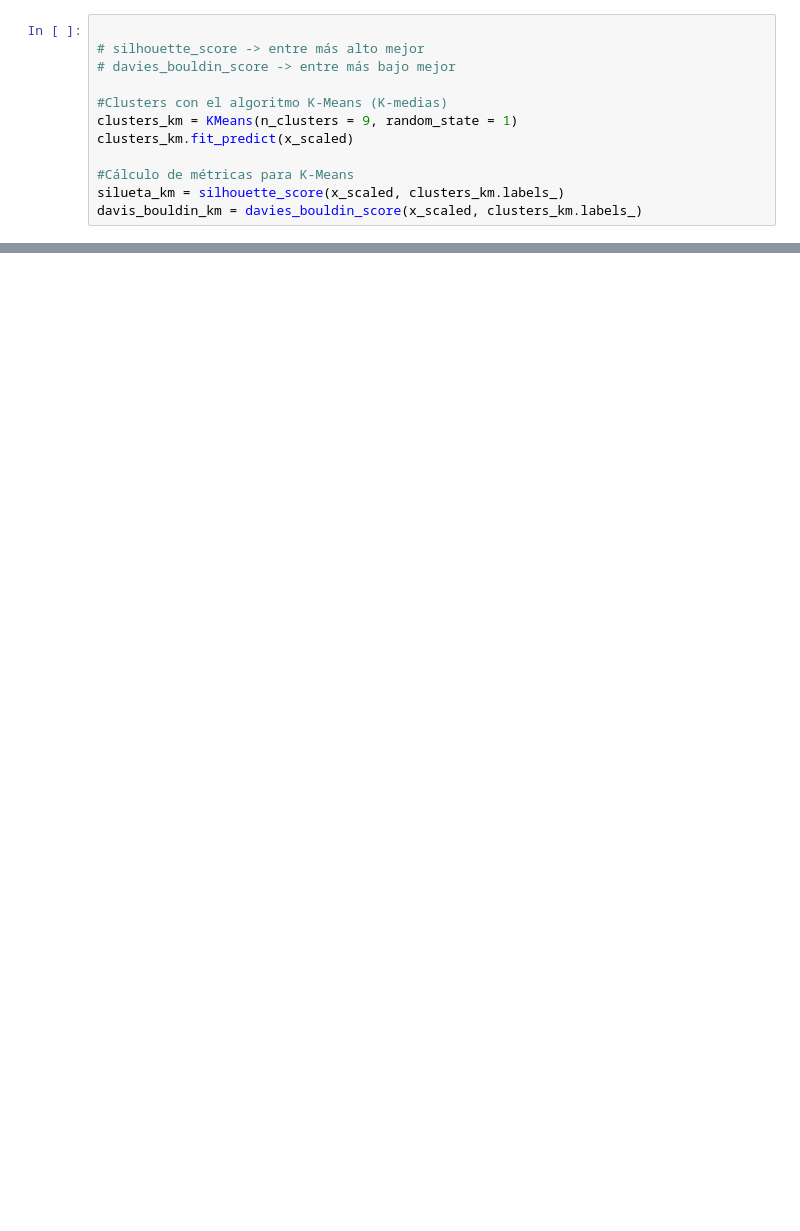
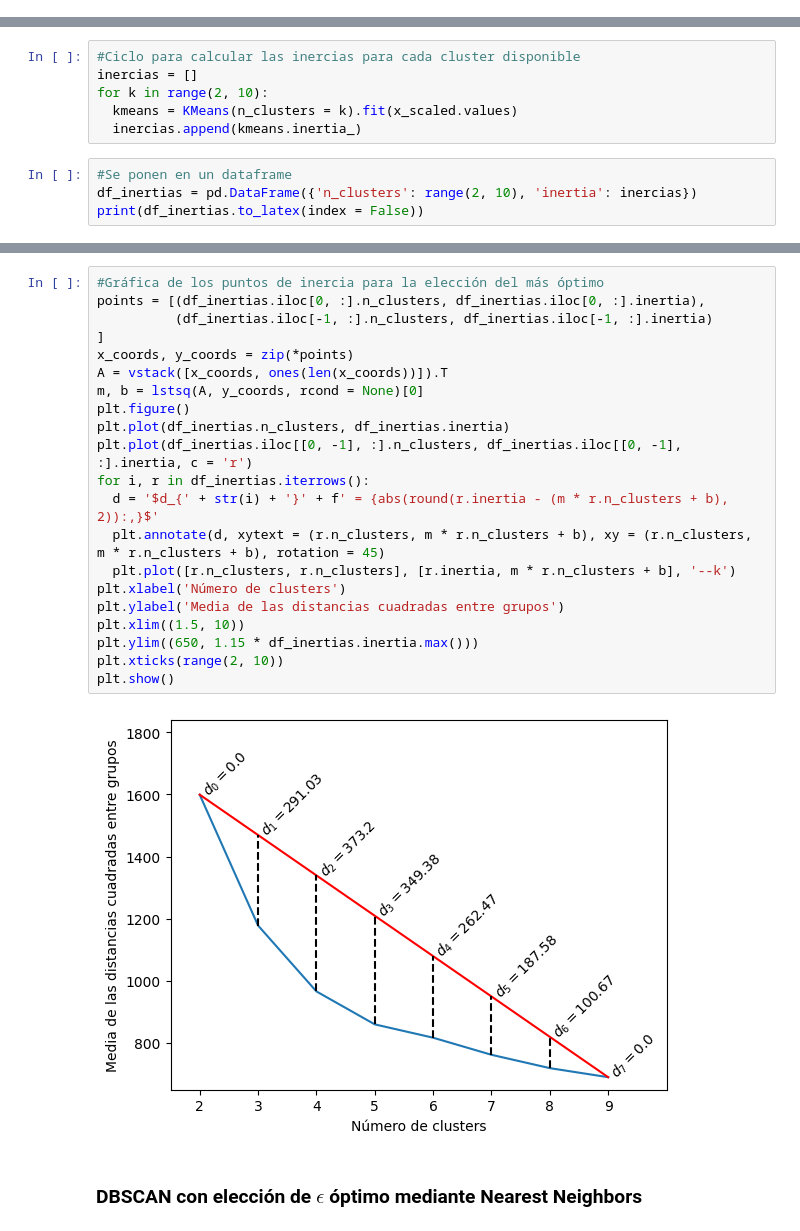
Before and after one commit to ClaudiaGtzD/AprendizajeAutomatico, a Jupyter notebook: Semana05/Tarea_05.ipynb, the cells around one changed output, grey strips where cells are left out. Cells and saved outputs as stored; diff of their text form; blank space fills up the shorter version.

```diff
--- a/Semana05/Tarea_05.ipynb
+++ b/Semana05/Tarea_05.ipynb
@@ -55,12 +42,0 @@ x_scaled
-# %%
-
-# silhouette_score -> entre más alto mejor
-# davies_bouldin_score -> entre más bajo mejor
-
-#Clusters con el algoritmo K-Means (K-medias)
-clusters_km = KMeans(n_clusters = 9, random_state = 1)
-clusters_km.fit_predict(x_scaled)
-
-#Cálculo de métricas para K-Means
-silueta_km = silhouette_score(x_scaled, clusters_km.labels_)
-davis_bouldin_km = davies_bouldin_score(x_scaled, clusters_km.labels_)
@@ -76,0 +45,10 @@ davis_bouldin_km
+# %%
+#Ciclo para calcular las inercias para cada cluster disponible
+inercias = []
+for k in range(2, 10):
+  kmeans = KMeans(n_clusters = k).fit(x_scaled.values)
+  inercias.append(kmeans.inertia_)
+# %%
+#Se ponen en un dataframe
+df_inertias = pd.DataFrame({'n_clusters': range(2, 10), 'inertia': inercias})
+print(df_inertias.to_latex(index = False))
@@ -76,0 +70,25 @@ davis_bouldin_km
+# %%
+#Gráfica de los puntos de inercia para la elección del más óptimo
+points = [(df_inertias.iloc[0, :].n_clusters, df_inertias.iloc[0, :].inertia),
+          (df_inertias.iloc[-1, :].n_clusters, df_inertias.iloc[-1, :].inertia)
+]
+x_coords, y_coords = zip(*points)
+A = vstack([x_coords, ones(len(x_coords))]).T
+m, b = lstsq(A, y_coords, rcond = None)[0]
+plt.figure()
+plt.plot(df_inertias.n_clusters, df_inertias.inertia)
+plt.plot(df_inertias.iloc[[0, -1], :].n_clusters, df_inertias.iloc[[0, -1], :].inertia, c = 'r')
+for i, r in df_inertias.iterrows():
+  d = '$d_{' + str(i) + '}' + f' = {abs(round(r.inertia - (m * r.n_clusters + b), 2)):,}$'
+  plt.annotate(d, xytext = (r.n_clusters, m * r.n_clusters + b), xy = (r.n_clusters, m * r.n_clusters + b), rotation = 45)
+  plt.plot([r.n_clusters, r.n_clusters], [r.inertia, m * r.n_clusters + b], '--k')
+plt.xlabel('Número de clusters')
+plt.ylabel('Media de las distancias cuadradas entre grupos')
+plt.xlim((1.5, 10))
+plt.ylim((650, 1.15 * df_inertias.inertia.max()))
+plt.xticks(range(2, 10))
+plt.show()
+# %% [output]
+[figure, added]
+# %% [markdown]
+### DBSCAN con elección de $\epsilon$ óptimo mediante Nearest Neighbors
```
Also changed, not shown: parts of 22 cells of this notebook, 8 other files.
